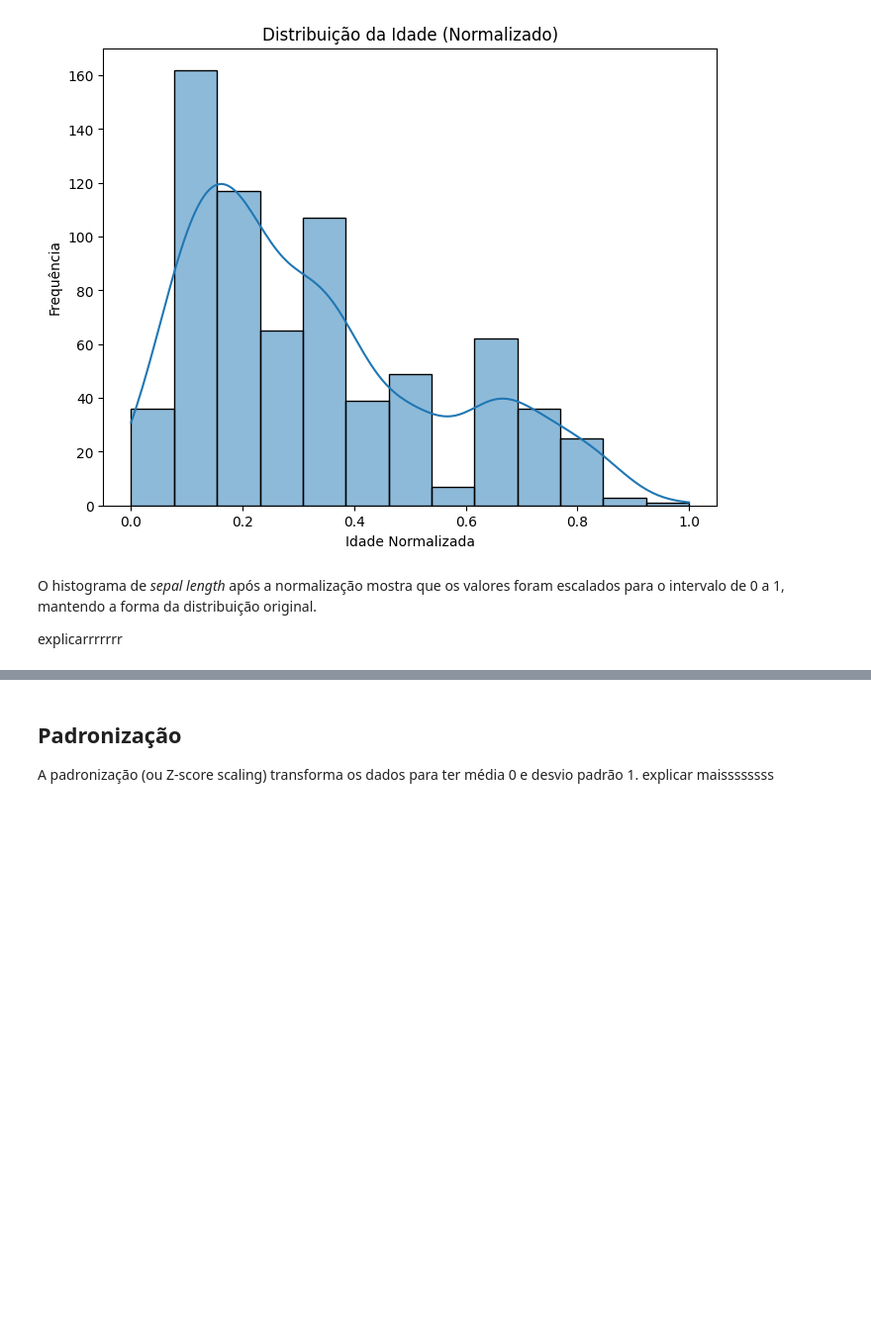
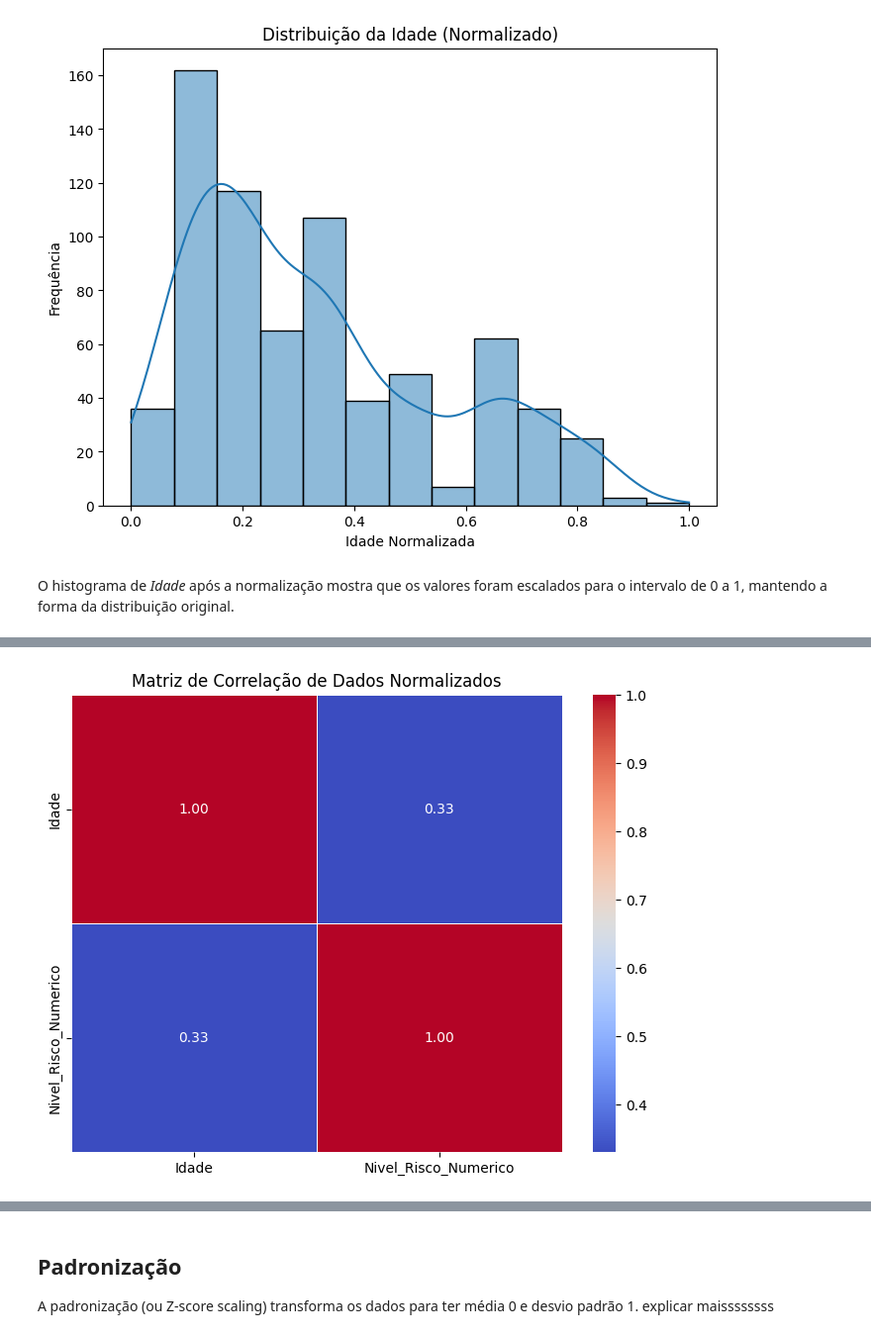
Before and after one commit to AlineFiori/MVP, a Jupyter notebook: Template_Análise_de_Dados_Pregnancy.ipynb, the cells around one changed output, grey strips where cells are left out. Shown at 99% size. Cells and saved outputs as stored; diff of their text form; code cells hidden in the pictures; blank space fills up the shorter version.

```diff
--- a/Template_Análise_de_Dados_Pregnancy.ipynb
+++ b/Template_Análise_de_Dados_Pregnancy.ipynb
@@ -456,0 +461,17 @@ O pré-processamento de dados é uma etapa crucial para preparar os dados para m
+# %%
+# Preparar o dataset para a etapa de treino e teste
+
+# 1. Mapear 'Nivel_Risco' para numérico
+mapeamento_risco = {
+    'low risk': 1,
+    'medium risk': 2,
+    'high risk': 3
+}
+Dataset['Nivel_Risco_Numerico'] = Dataset['Nivel_Risco'].map(mapeamento_risco)
+
+#Remove coluna original
+Dataset = Dataset.drop('Nivel_Risco', axis=1)
+
+
+print("Dataset Após Mapeamento de Risco:")
+print(Dataset.head())
@@ -559,9 +670,56 @@ plt.show()
 # %% [output]
 [figure]
 # %% [markdown]
-O histograma de *sepal length* após a normalização mostra que os valores foram escalados para o intervalo de 0 a 1, mantendo a forma da distribuição original.
-
-
-
-
-explicarrrrrrr
+O histograma de *Idade* após a normalização mostra que os valores foram escalados para o intervalo de 0 a 1, mantendo a forma da distribuição original.
+# %%
+#Matriz de Correlacao de idade x risco gestacional com dados normalizados
+
+# Criar um mapeamento de strings para números
+mapeamento_risco = {
+    'low risk': 1,
+    'medium risk': 2,
+    'high risk': 3}
+
+
+# Aplicar o mapeamento à coluna 'Nivel_Risco'
+Dataset['Nivel_Risco_Numerico'] = Dataset['Nivel_Risco'].map(mapeamento_risco)
+
+
+print("\nDataset Após Mapeamento de Risco:")
+print(Dataset)
+print("-" * 30)
+
+
+# Agora, selecione apenas as colunas numéricas para normalizar.
+# No meu exemplo, vamos normalizar 'Idade', 'Pressao' e 'Nivel_Risco_Numerico'.
+colunas_para_normalizar = ['Idade', 'Nivel_Risco_Numerico']
+df_para_normalizar = Dataset[colunas_para_normalizar]
+
+
+# 3. Aplicar a Normalização Min-Max aos dados numéricos
+scaler_minmax = MinMaxScaler()
+df_normalized_minmax = pd.DataFrame(scaler_minmax.fit_transform(df_para_normalizar),
+                                    columns=df_para_normalizar.columns)
+
+print("\nDataFrame Normalizado (Min-Max):")
+print(df_normalized_minmax)
+print("-" * 30)
+
+
+## Matriz de Correlação dos Dados Normalizados
+
+#Agora que os dados estão normalizados e numéricos, podemos calcular a matriz de correlação.
+
+
+# 4. Calcular a Matriz de Correlação para dados normalizados
+correlation_matrix = df_normalized_minmax.corr()
+
+print("\nMatriz de Correlação (Dados Normalizados):")
+print(correlation_matrix)
+
+# 5. Visualizar a Matriz de Correlação
+plt.figure(figsize=(8, 6))
+sns.heatmap(correlation_matrix, annot=True, cmap='coolwarm', fmt=".2f", linewidths=.5)
+plt.title('Matriz de Correlação de Dados Normalizados')
+plt.show()
+# %% [output]
@@ -567,0 +743 @@ explicarrrrrrr
+[figure, added]
```
Also changed, not shown: parts of 12 cells of this notebook.
